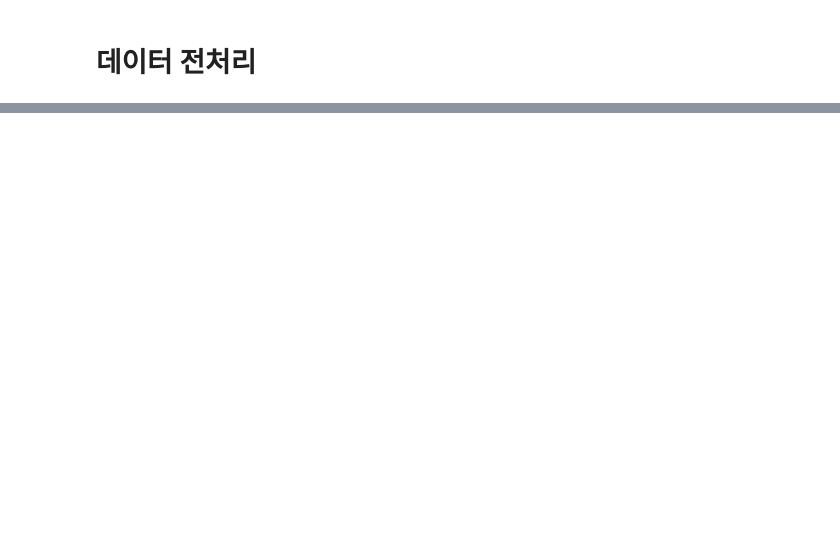
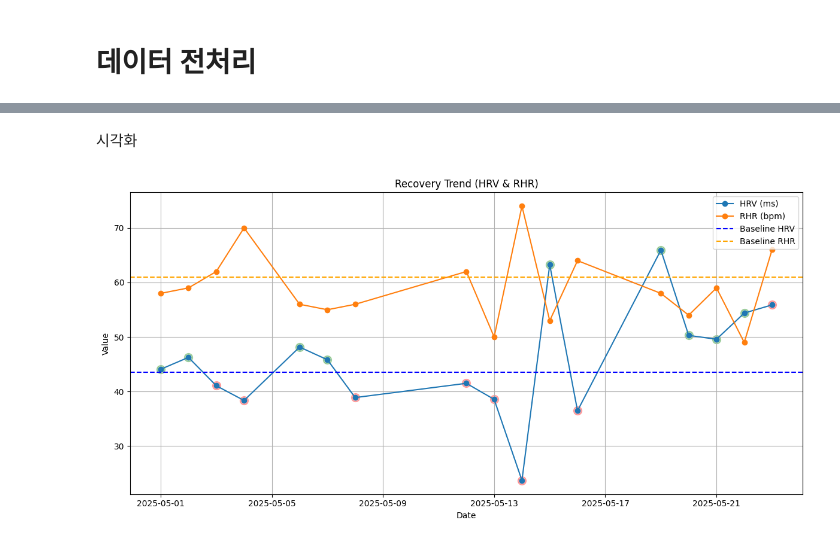
Before and after one commit to Mattlee10/Matt_Labs, a Jupyter notebook: 25_05.ipynb, the cells around one changed output, grey strips where cells are left out. Drawn from its saved outputs; the diff is of its cells as text; code cells hidden in the pictures; blank space fills up the shorter version.

```diff
--- a/25_05.ipynb
+++ b/25_05.ipynb
@@ -32,7 +32,7 @@ def parse_health_export(xml_path, record_types=None):
     return pd.DataFrame(records)
 
 # XML 경로 설정 (Google Drive에서 마운트한 경로 또는 Colab 업로드 경로)
-xml_path = '/content/drive/MyDrive/export_L.xml'
+xml_path = '/content/drive/MyDrive/Export_ds.xml'
 
 # 필요 Record Type 정의
 record_types = [
@@ -68,7 +68,7 @@ import pandas as pd
 # ----------------------------
 # 1. 회복/스트레스 분석용 전처리
 # ----------------------------
-def preprocess_recovery(df, start_date="2025-04-01", end_date="2025-04-30"):
+def preprocess_recovery(df, start_date="2025-05-01", end_date="2025-05-20"):
     """HRV + RHR 데이터를 날짜별 평균 및 기준선 포함 형식으로 정리"""
 
     # 필터링
@@ -117,0 +176,2 @@ def preprocess_zone2(df, start_date="2025-04-01", end_date="2025-04-30", resampl
+# %% [markdown]
+시각화
@@ -117,0 +219,31 @@ def preprocess_zone2(df, start_date="2025-04-01", end_date="2025-04-30", resampl
+# %%
+def analyze_recovery(df_daily, baseline_days=5):
+    """
+    HRV/RHR 일별 평균 기반 회복 상태 판단
+    - HRV ↑ + RHR ↓ 이면 Recovered로 간주
+    """
+    df = df_daily.copy()
+    df = df.sort_values('date')
+
+    # 기준선 설정
+    baseline_hrv = df['hrv'].iloc[:baseline_days].mean()
+    baseline_rhr = df['rhr'].iloc[:baseline_days].mean()
+
+    # 회복 상태 판단
+    df['recovery_status'] = df.apply(
+        lambda row: 'Recovered' if (row['hrv'] > baseline_hrv and row['rhr'] < baseline_rhr) else 'Not recovered',
+        axis=1
+    )
+
+    return df, baseline_hrv, baseline_rhr
+# %%
+# 전처리 함수 먼저 실행했어야 함
+df_daily = preprocess_recovery(df, start_date="2025-05-01", end_date="2025-05-25")
+
+# 회복 분석 실행
+df_result, baseline_hrv, baseline_rhr = analyze_recovery(df_daily)
+
+# 시각화
+plot_recovery_trend(df_result, baseline_hrv, baseline_rhr)
+# %% [output]
+[figure, added]
```
Also changed, not shown: parts of 23 cells of this notebook.
